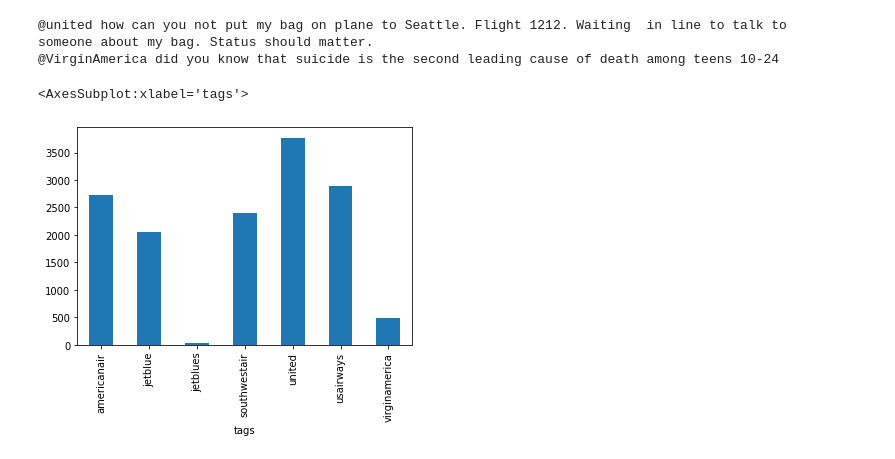
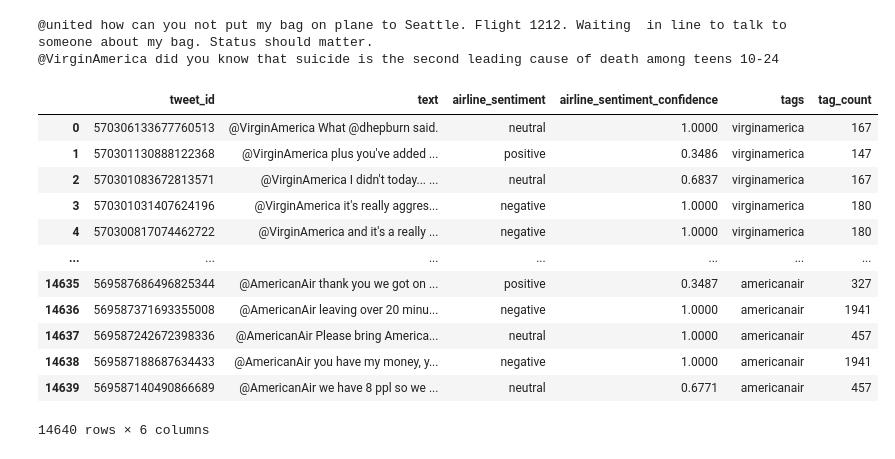
Before and after one commit to IhabBendidi/sentiment_embeddings, a Jupyter notebook: sentiment_embeddings.ipynb, the cells around one changed output. Cells and saved outputs as stored; diff of their text form; code cells hidden in the pictures.

```diff
--- a/sentiment_embeddings.ipynb
+++ b/sentiment_embeddings.ipynb
@@ -109,10 +108,11 @@ print(tweets['text'][10])
 # %%
 # returns the sum of dataframe columns
 def get_tags(row):
-
     splits = row['text'].split(' ')
     row['tags'] = ''.join(e for e in splits[0] if e.isalnum()).lower()
-    row['text'] = splits[1] + ' '.join(splits[2:])
+    if row['tags'] == 'jetblue':
+        row['tags'] = 'jetblues'
+    #row['text'] = splits[1] + ' '.join(splits[2:])
     return row
 # %%
 df = tweets.apply(get_tags,axis=1)
@@ -123,5 +120,0 @@ counter = counter[counter>21]
-# %%
-counter.plot.bar()
-# %% [output]
-<AxesSubplot:xlabel='tags'>
-[figure, removed]
@@ -127,0 +130,16 @@ counter.plot.bar()
+# %%
+df
+# %% [output]
+|  | tweet_id | text | airline_sentiment | airline_sentiment_confidence | tags | tag_count |
+| 0 | 570306133677760513 | @VirginAmerica What @dhepburn said. | neutral | 1.0000 | virginamerica | 167 |
+| 1 | 570301130888122368 | @VirginAmerica plus you've added ... | positive | 0.3486 | virginamerica | 147 |
+| 2 | 570301083672813571 | @VirginAmerica I didn't today... ... | neutral | 0.6837 | virginamerica | 167 |
+| 3 | 570301031407624196 | @VirginAmerica it's really aggres... | negative | 1.0000 | virginamerica | 180 |
+| 4 | 570300817074462722 | @VirginAmerica and it's a really ... | negative | 1.0000 | virginamerica | 180 |
+| ... | ... | ... | ... | ... | ... | ... |
+| 14635 | 569587686496825344 | @AmericanAir thank you we got on ... | positive | 0.3487 | americanair | 327 |
+| 14636 | 569587371693355008 | @AmericanAir leaving over 20 minu... | negative | 1.0000 | americanair | 1941 |
+| 14637 | 569587242672398336 | @AmericanAir Please bring America... | neutral | 1.0000 | americanair | 457 |
+| 14638 | 569587188687634433 | @AmericanAir you have my money, y... | negative | 1.0000 | americanair | 1941 |
+| 14639 | 569587140490866689 | @AmericanAir we have 8 ppl so we ... | neutral | 0.6771 | americanair | 457 |
+14640 rows × 6 columns
```
Also changed, not shown: parts of 12 cells of this notebook.
